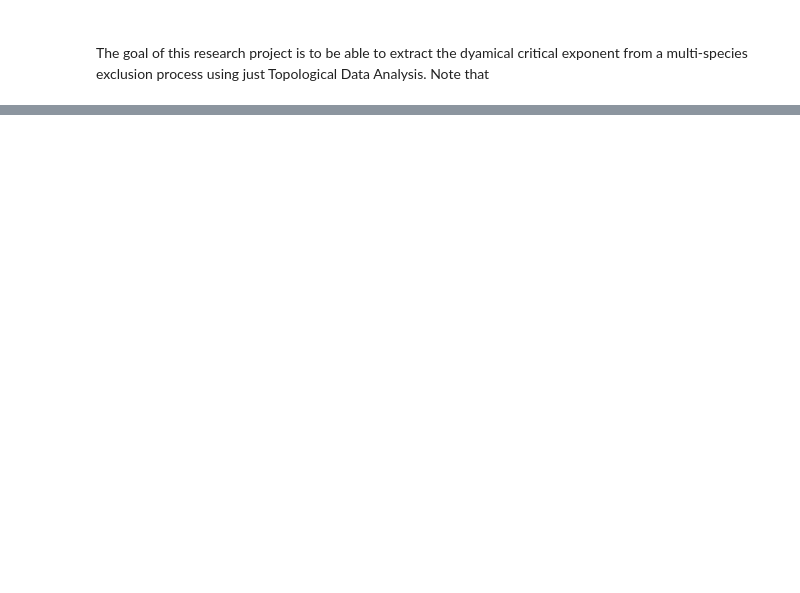
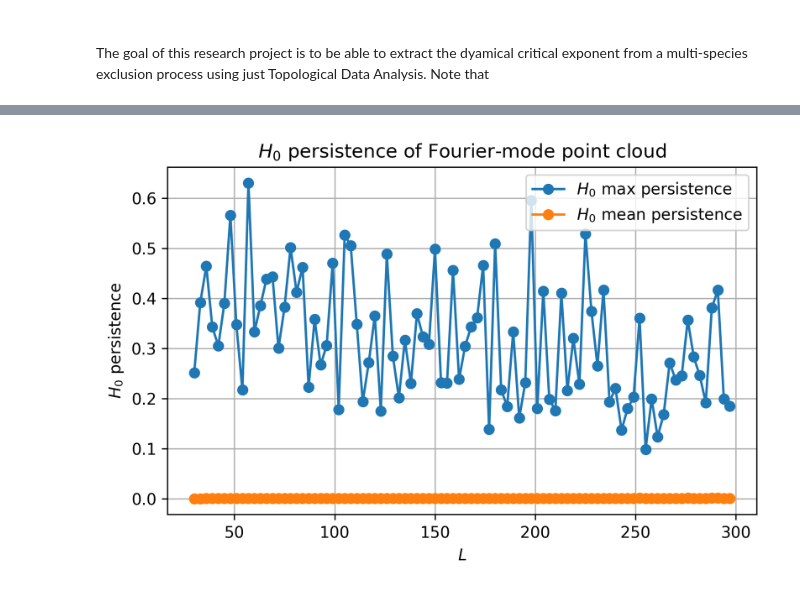
Before and after one commit to kaufmann-group/tda-diffusion-models, a Jupyter notebook: notebooks/Dynamical Critical Exponent from TDA.ipynb, the cells around one changed output, grey strips where cells are left out. Drawn from its saved outputs; the diff is of its cells as text; code cells hidden in the pictures; blank space fills up the shorter version.

```diff
--- a/notebooks/Dynamical Critical Exponent from TDA.ipynb
+++ b/notebooks/Dynamical Critical Exponent from TDA.ipynb
@@ -581,0 +35,29 @@ running L = 210
+# %%
+def h0_persistence_1d(x):
+    """
+    H0 persistence for a one-dimensional point cloud.
+
+    For points on a line, finite H0 death times are the gaps between
+    neighboring sorted points. Large death times mean large gaps / separated
+    clusters. Small death times mean dense / tightly packed points.
+    """
+    x = np.asarray(x, dtype=float)
+    x = x[np.isfinite(x)]
+
+    if len(x) < 2:
+        return {
+            "h0_max_persistence": np.nan,
+            "h0_total_persistence": np.nan,
+            "h0_mean_persistence": np.nan,
+            "h0_num_components": len(x),
+        }
+
+    x_sorted = np.sort(x)
+    gaps = np.diff(x_sorted)
+
+    return {
+        "h0_max_persistence": np.max(gaps),
+        "h0_total_persistence": np.sum(gaps),
+        "h0_mean_persistence": np.mean(gaps),
+        "h0_num_components": len(x),
+    }
@@ -581,0 +121,14 @@ running L = 210
+# %%
+plt.figure(figsize=(6, 4), dpi=300)
+plt.plot(L_values, h0_max_values, "o-", label=r"$H_0$ max persistence")
+plt.plot(L_values, h0_mean_values, "o-", label=r"$H_0$ mean persistence")
+
+plt.xlabel(r"$L$")
+plt.ylabel(r"$H_0$ persistence")
+plt.title(r"$H_0$ persistence of Fourier-mode point cloud")
+plt.legend()
+plt.grid(True)
+plt.tight_layout()
+plt.show()
+# %% [output]
+[figure, added]
```
Also changed, not shown: parts of 8 cells of this notebook, 4 other files.
